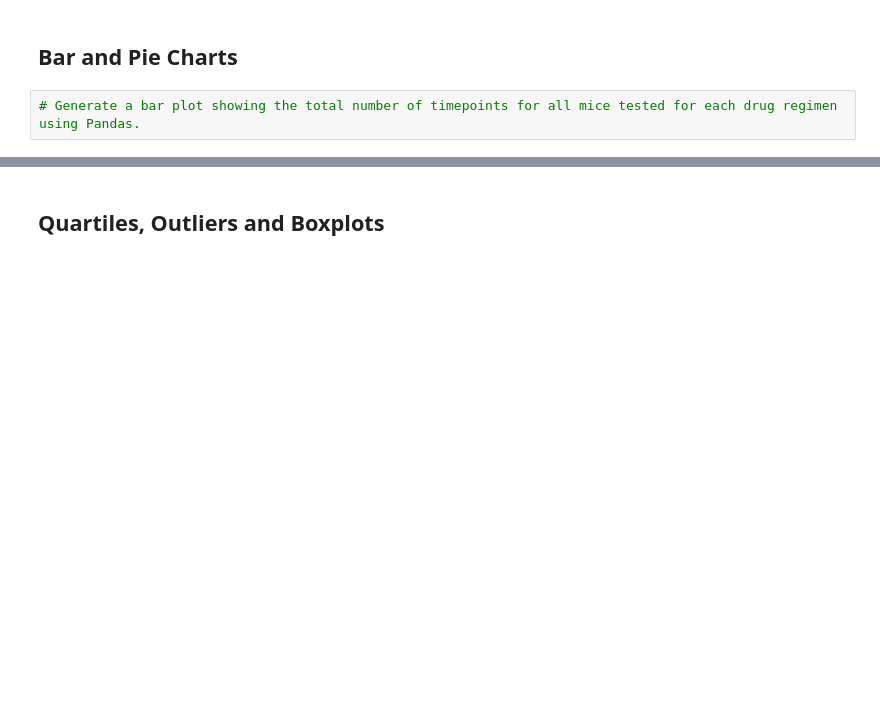
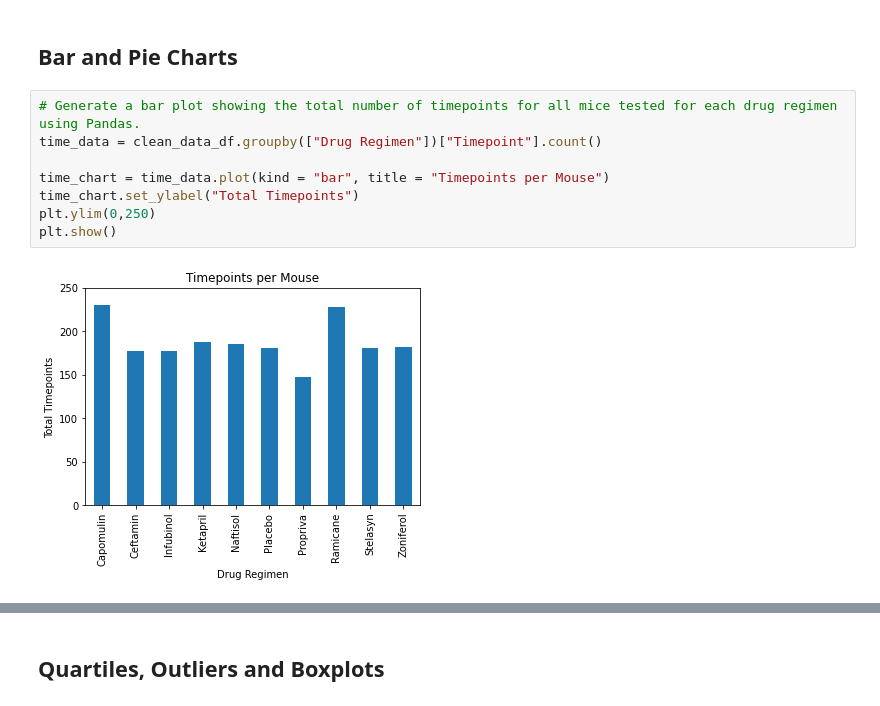
Before and after one commit to mark-m0/matplotlib-challenge, a Jupyter notebook: pymaceuticals.ipynb, the cells around one changed output, grey strips where cells are left out. Saved outputs shown, nothing was run; the diff lists cells and outputs as text; blank space fills up the shorter version.

```diff
--- a/pymaceuticals.ipynb
+++ b/pymaceuticals.ipynb
@@ -106,5 +144,13 @@ clean_mice
 ## Bar and Pie Charts
 # %%
 # Generate a bar plot showing the total number of timepoints for all mice tested for each drug regimen using Pandas.
+time_data = clean_data_df.groupby(["Drug Regimen"])["Timepoint"].count()
+
+time_chart = time_data.plot(kind = "bar", title = "Timepoints per Mouse")
+time_chart.set_ylabel("Total Timepoints")
+plt.ylim(0,250)
+plt.show()
+# %% [output]
+[figure, added]
 # %%
 # Generate a bar plot showing the total number of timepoints for all mice tested for each drug regimen using pyplot.
```
Also changed, not shown: parts of 18 cells of this notebook.
